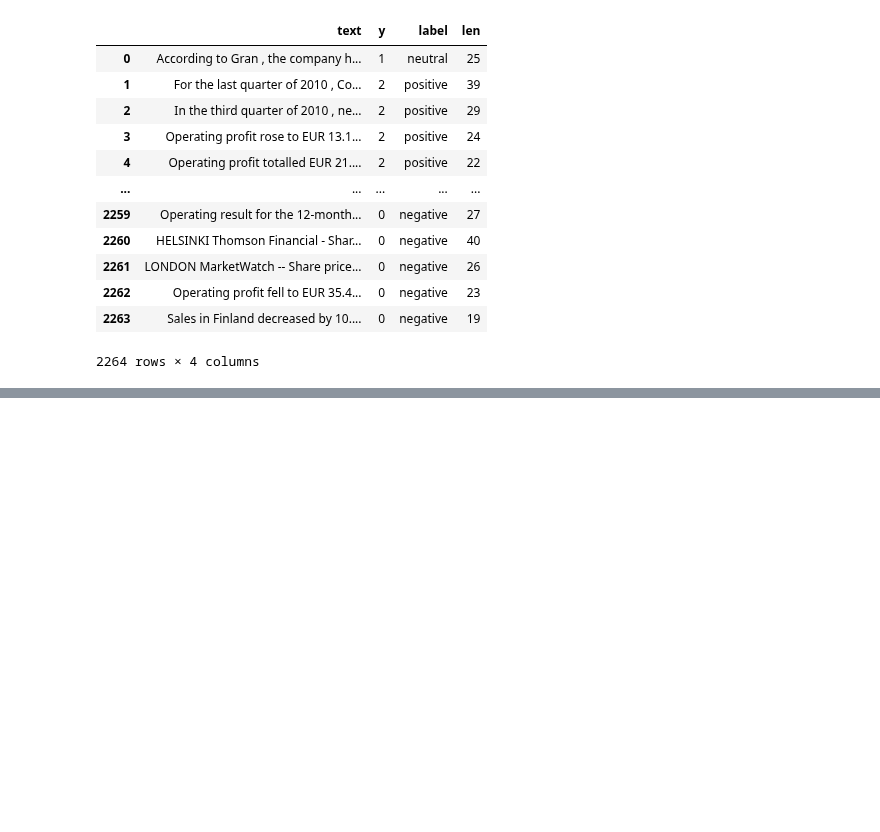
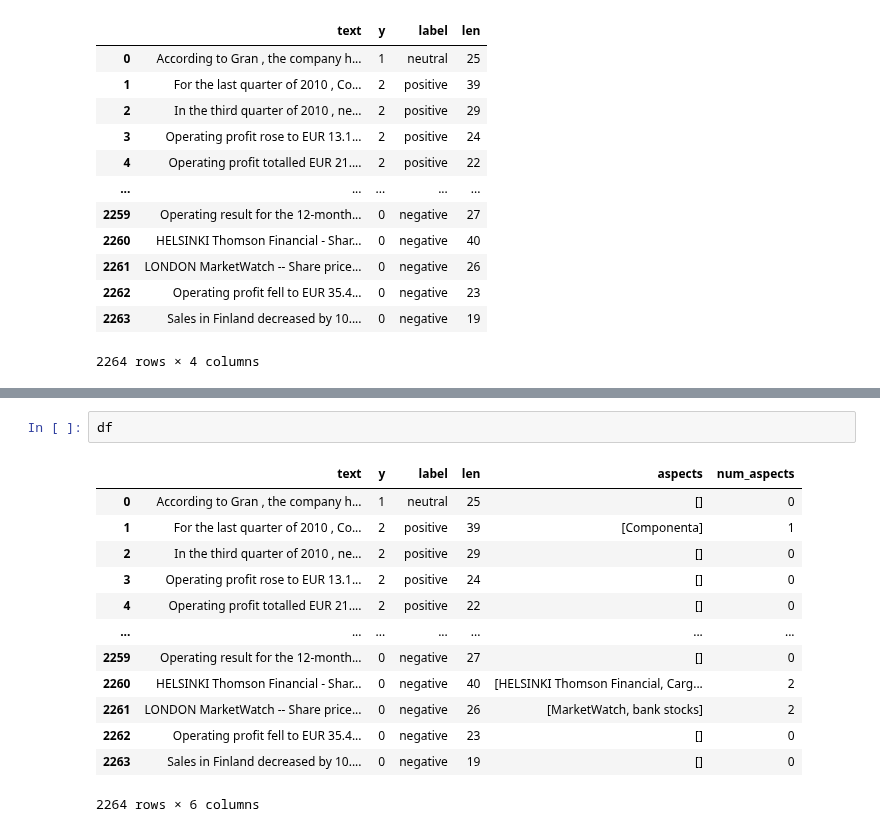
Before and after one commit to martinlf6/schwab-ds-takehome-FengLiu, a Jupyter notebook: 02_aspects.ipynb, the cells around one changed output, grey strips where cells are left out. Cells and saved outputs as stored; diff of their text form; blank space fills up the shorter version.

```diff
--- a/02_aspects.ipynb
+++ b/02_aspects.ipynb
@@ -96,3 +97,19 @@ print(df[["text","aspects"]].head(10))
 7                                 []
 8          [Foundries, Machine Shop]
 9  [AFX, Nokia, Sanyo, Nokian Tyres]
+# %%
+df
+# %% [output]
+|  | text | y | label | len | aspects | num_aspects |
+| 0 | According to Gran , the company h... | 1 | neutral | 25 | [] | 0 |
+| 1 | For the last quarter of 2010 , Co... | 2 | positive | 39 | [Componenta] | 1 |
+| 2 | In the third quarter of 2010 , ne... | 2 | positive | 29 | [] | 0 |
+| 3 | Operating profit rose to EUR 13.1... | 2 | positive | 24 | [] | 0 |
+| 4 | Operating profit totalled EUR 21.... | 2 | positive | 22 | [] | 0 |
+| ... | ... | ... | ... | ... | ... | ... |
+| 2259 | Operating result for the 12-month... | 0 | negative | 27 | [] | 0 |
+| 2260 | HELSINKI Thomson Financial - Shar... | 0 | negative | 40 | [HELSINKI Thomson Financial, Carg... | 2 |
+| 2261 | LONDON MarketWatch -- Share price... | 0 | negative | 26 | [MarketWatch, bank stocks] | 2 |
+| 2262 | Operating profit fell to EUR 35.4... | 0 | negative | 23 | [] | 0 |
+| 2263 | Sales in Finland decreased by 10.... | 0 | negative | 19 | [] | 0 |
+2264 rows × 6 columns
```
Also changed, not shown: parts of 1 cell of this notebook.
